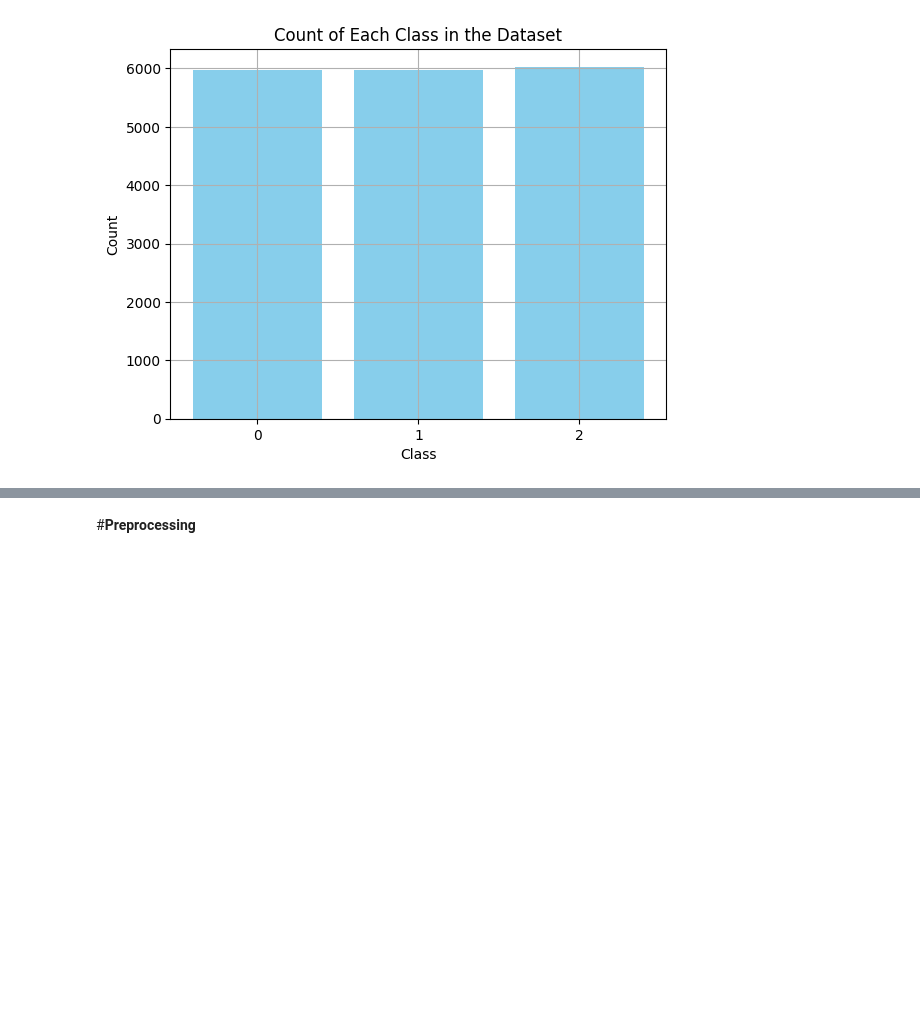
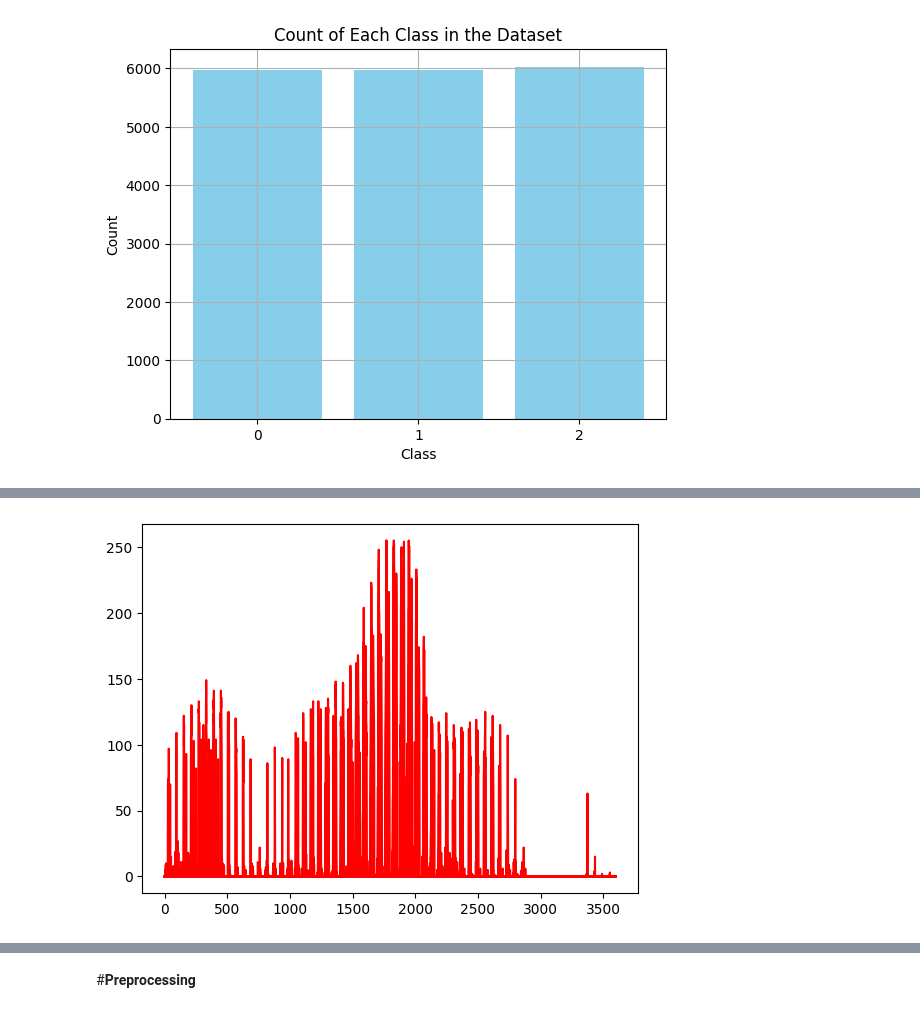
Before and after one commit to FaridRash/DATA-MINING-MACHINE-LEARNING-semester-2-, a Jupyter notebook: The Final Project/Notebooks/Farid/Farid_CNN_Colab.ipynb, the cells around one changed output, grey strips where cells are left out. Cells and saved outputs as stored; diff of their text form; code cells hidden in the pictures; blank space fills up the shorter version.

```diff
--- a/The Final Project/Notebooks/Farid/Farid_CNN_Colab.ipynb
+++ b/The Final Project/Notebooks/Farid/Farid_CNN_Colab.ipynb
@@ -326,0 +357,7 @@ plt.show()
+# %%
+for i in range(10):
+    plt.plot(class_1_flatten[i], color='red')
+
+plt.show();
+# %% [output]
+[figure, added]
```
Also changed, not shown: parts of 13 cells of this notebook.
